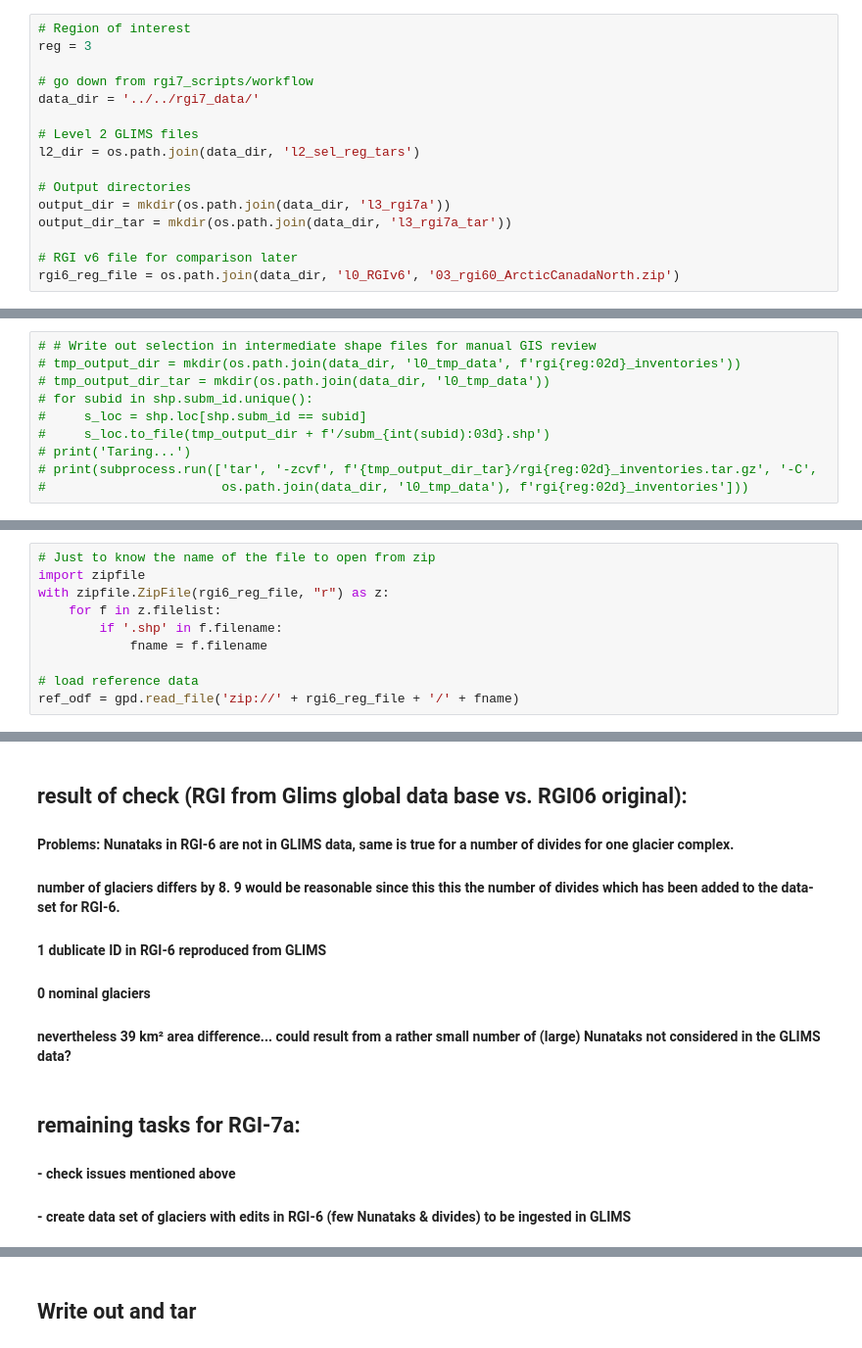
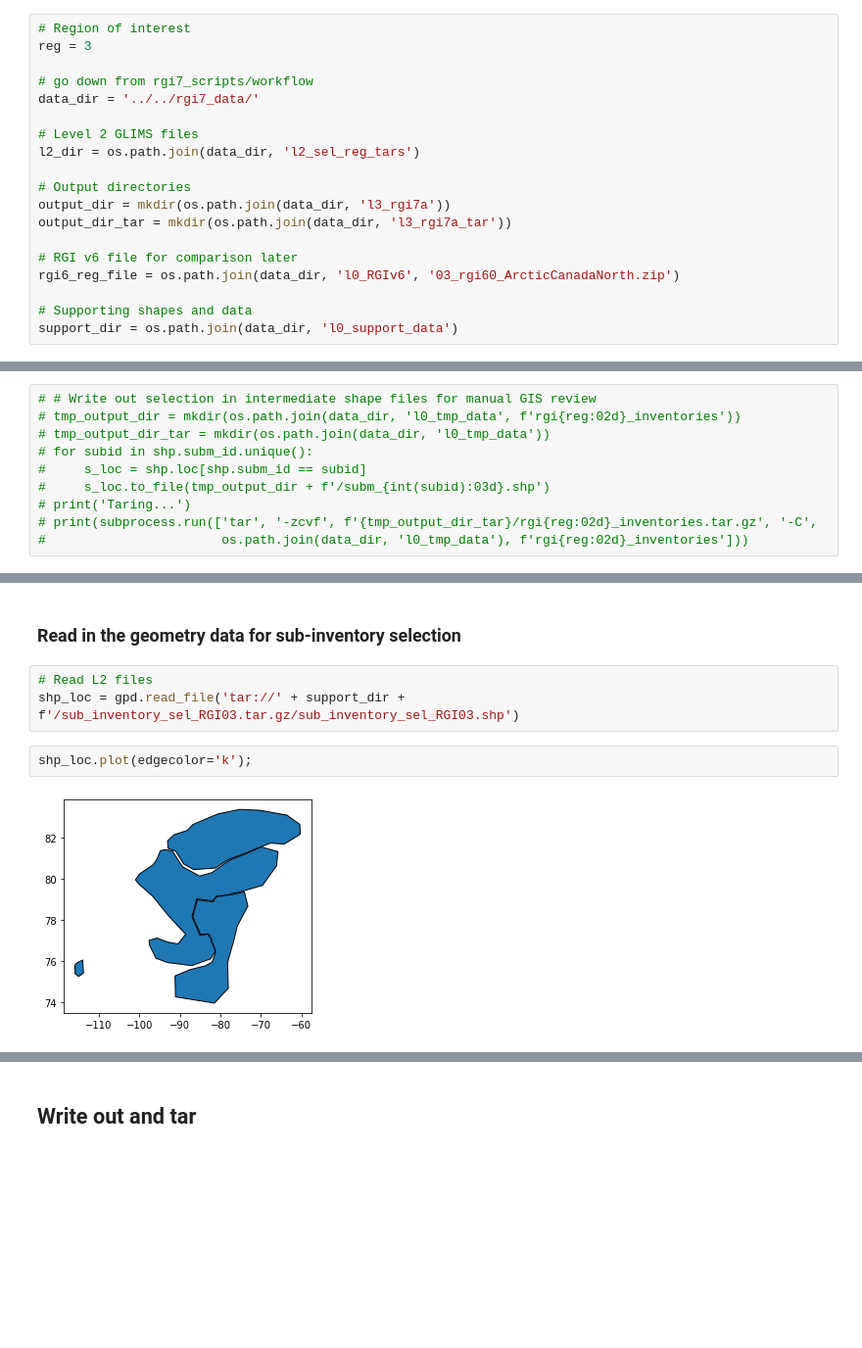
Before and after one commit to GLIMS-RGI/rgi7_scripts, a Jupyter notebook: workflow/RGI03.ipynb, the cells around one changed output, grey strips where cells are left out. Shown at 98% size. Drawn from its saved outputs; the diff is of its cells as text; blank space fills up the shorter version.

```diff
--- a/workflow/RGI03.ipynb
+++ b/workflow/RGI03.ipynb
@@ -29,6 +30,9 @@ output_dir_tar = mkdir(os.path.join(data_dir, 'l3_rgi7a_tar'))
 
 # RGI v6 file for comparison later
 rgi6_reg_file = os.path.join(data_dir, 'l0_RGIv6', '03_rgi60_ArcticCanadaNorth.zip')
+
+# Supporting shapes and data
+support_dir = os.path.join(data_dir, 'l0_support_data')
 # %% [markdown]
 ### Load the input data
 # %%
@@ -91,10 +83,0 @@ RGI_ss = shp.loc[shp['geog_area']=='Randolph Glacier Inventory; Umbrella RC for
-# %%
-# Just to know the name of the file to open from zip
-import zipfile
-with zipfile.ZipFile(rgi6_reg_file, "r") as z:
-    for f in z.filelist:
-        if '.shp' in f.filename:
-            fname = f.filename
-
-# load reference data
-ref_odf = gpd.read_file('zip://' + rgi6_reg_file + '/' + fname)
@@ -142,11 +84,9 @@ print('Area difference [km²]:',d,'/','percentage:', d_perc)
-# %% [markdown]
-## result of check (RGI from Glims global data base vs. RGI06 original):
-#### Problems: Nunataks in RGI-6 are not in GLIMS data, same is true for a number of divides for one glacier complex.
-#### number of glaciers differs by 8. 9 would be reasonable since this this the number of divides which has been added to the data-set for RGI-6.
-#### 1 dublicate ID in RGI-6 reproduced from GLIMS
-#### 0 nominal glaciers
-#### nevertheless 39 km² area difference... could result from a rather small number of (large) Nunataks not considered in the GLIMS data?
-# %% [markdown]
-## remaining tasks for RGI-7a:
-#### - check issues mentioned above
-#### - create data set of glaciers with edits in RGI-6 (few Nunataks & divides) to be ingested in GLIMS
+# %% [markdown]
+### Read in the geometry data for sub-inventory selection
+# %%
+# Read L2 files
+shp_loc = gpd.read_file('tar://' + support_dir + f'/sub_inventory_sel_RGI03.tar.gz/sub_inventory_sel_RGI03.shp')
+# %%
+shp_loc.plot(edgecolor='k');
+# %% [output]
+[figure, added]
```
Also changed, not shown: parts of 86 cells of this notebook, 25 other files.
